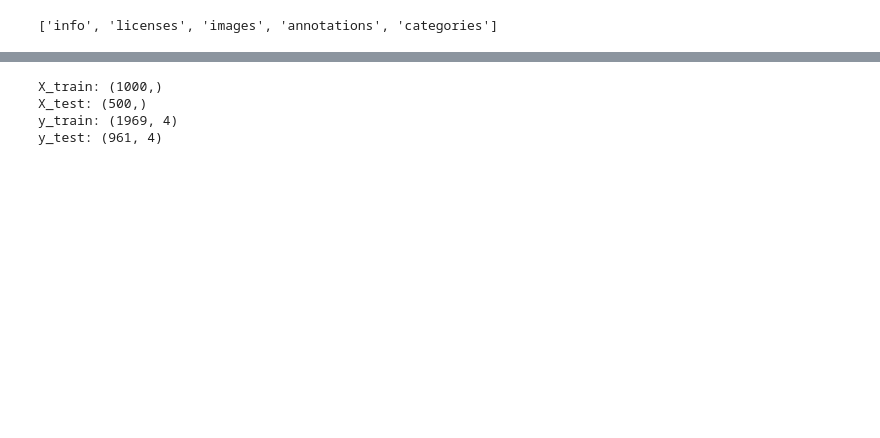
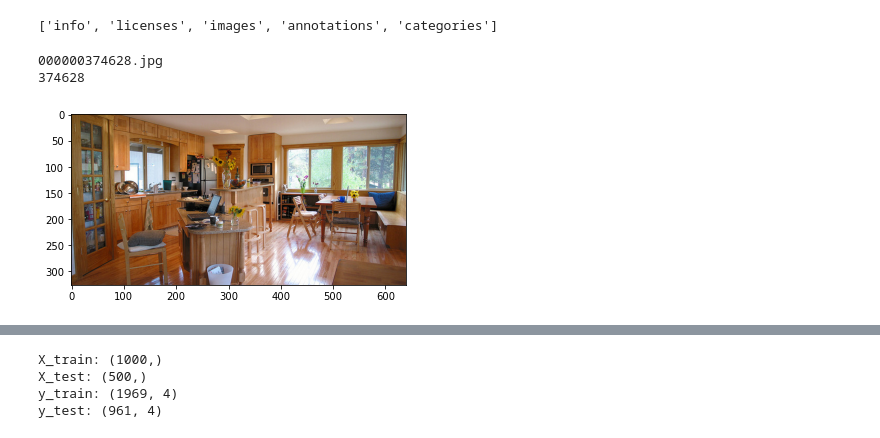
Before and after one commit to SebastianBitsch/face-detection, a Jupyter notebook: exploration.ipynb, the cells around one changed output, grey strips where cells are left out. Saved outputs shown, nothing was run; the diff lists cells and outputs as text; code cells hidden in the pictures; blank space fills up the shorter version.

```diff
--- a/exploration.ipynb
+++ b/exploration.ipynb
@@ -22,0 +60,3 @@ from NotebookNotifications.Notifications import notify
+# %%
+f = open("data/halpe_train_v1.json")
+annotations = json.load(f)
@@ -35,2 +118,17 @@ print(list(train_dict))
 # %% [output]
 ['info', 'licenses', 'images', 'annotations', 'categories']
+# %%
+id = 15
+im_data = train_dict['images'][id]
+
+file_name = im_data['file_name']
+
+print(file_name)
+print(im_data['id'])
+
+plt.imshow(plt.imread("data/train2017/" + file_name))
+plt.show()
+# %% [output]
+000000374628.jpg
+374628
+[figure, added]
```
Also changed, not shown: parts of 14 cells of this notebook, 1 other file.
